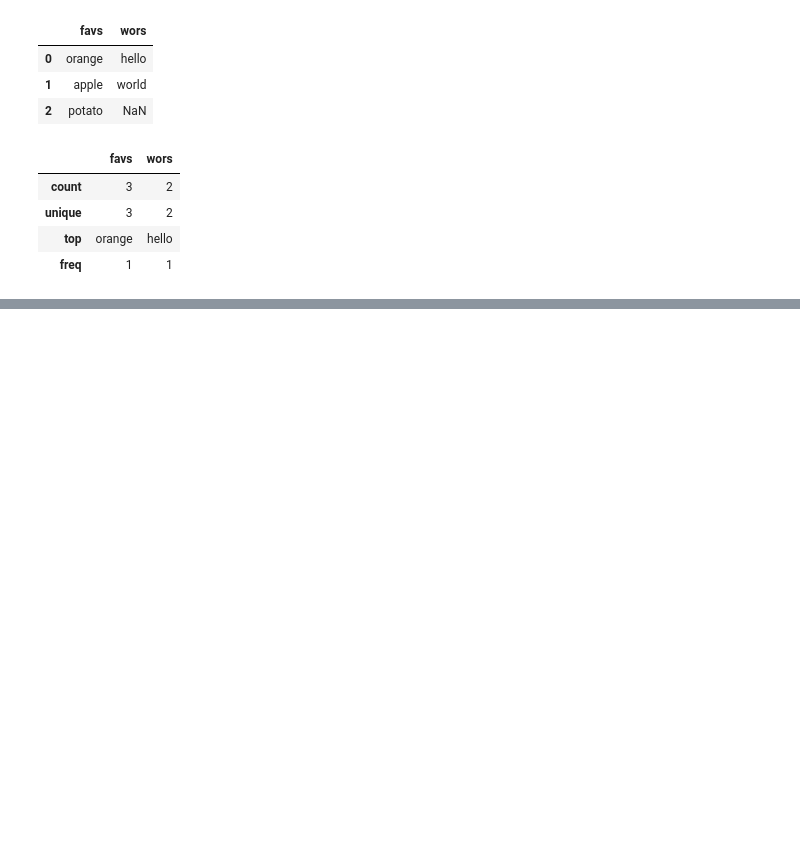
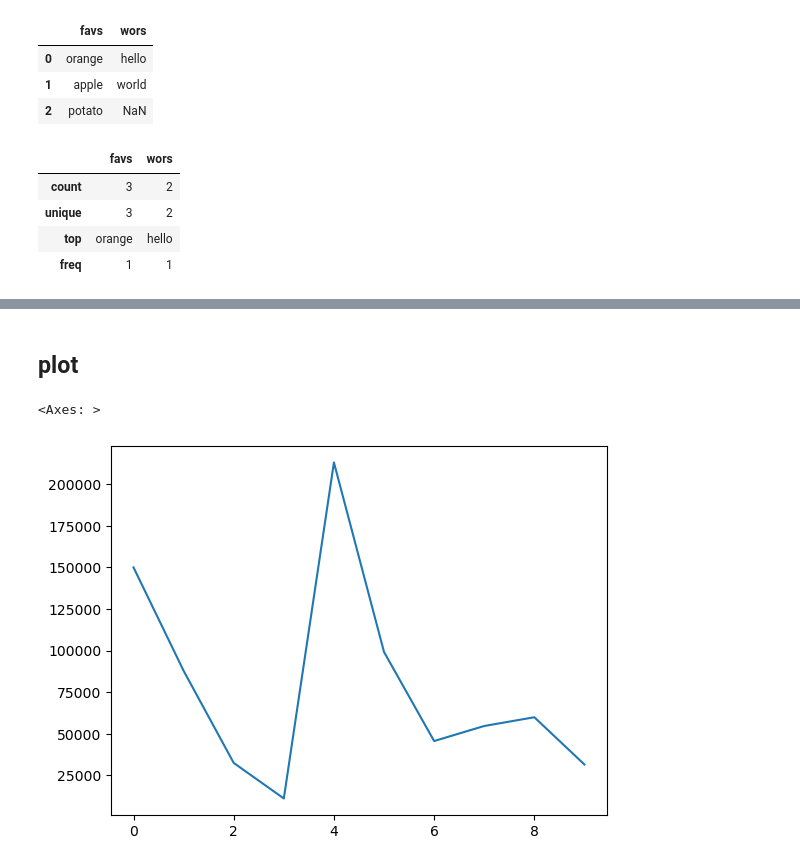
Before and after one commit to OhHiMerq/data-science-exploration, a Jupyter notebook: sample_project_1/introduction-to-pandas.ipynb, the cells around one changed output, grey strips where cells are left out. Cells and saved outputs as stored; diff of their text form; code cells hidden in the pictures; blank space fills up the shorter version.

```diff
--- a/sample_project_1/introduction-to-pandas.ipynb
+++ b/sample_project_1/introduction-to-pandas.ipynb
@@ -143,0 +299,7 @@ obj.describe()
+# %% [markdown]
+## plot
+# %%
+car_sales["Odometer (KM)"].plot()
+# %% [output]
+<Axes: >
+[figure, added]
```
Also changed, not shown: parts of 24 cells of this notebook.
